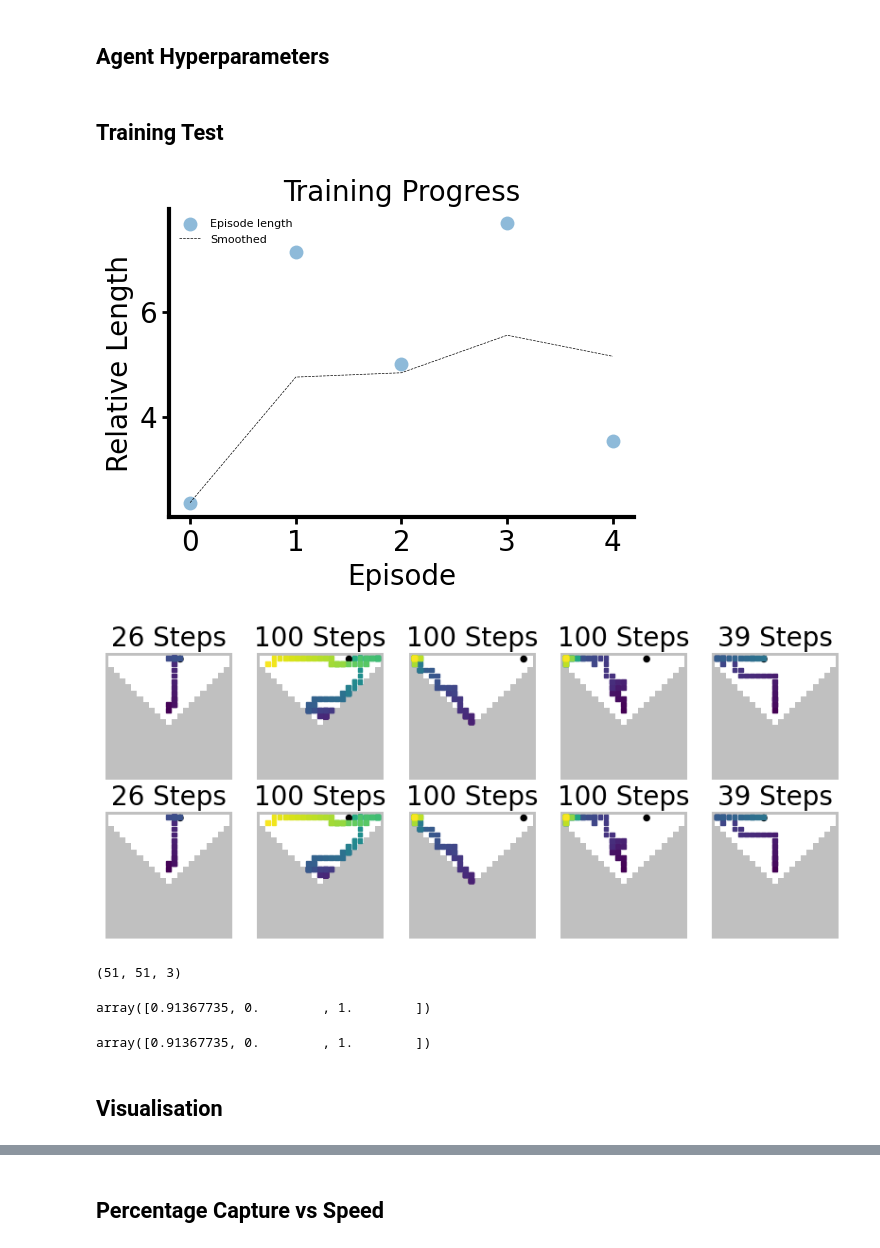
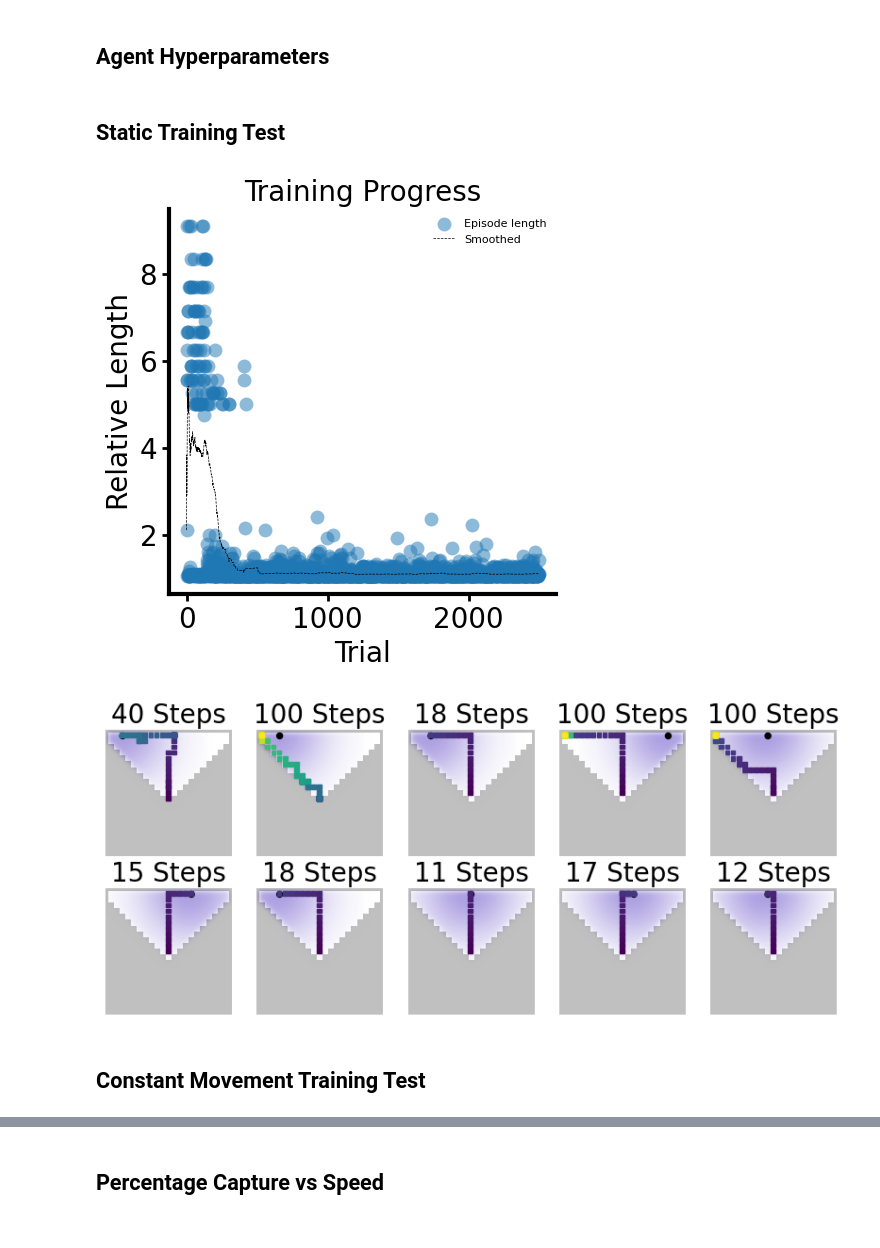
Before and after one commit to ghoshm/Multimodal_mazes, a Jupyter notebook: scripts/RL_linear_screen_prey.ipynb, the cells around one changed output, grey strips where cells are left out. Drawn from its saved outputs; the diff is of its cells as text; code cells hidden in the pictures.

Commit message:
'Additional plotting and animation functions'

```diff
--- a/scripts/RL_linear_screen_prey.ipynb
+++ b/scripts/RL_linear_screen_prey.ipynb
@@ -66,2 +20,18 @@ elif scenario == "Two Prey":
+# %%
+width=21
+height=21
+pk = 30
+pk_hw = pk // 2
+agent_location = np.array([1 + pk_hw + (height // 2), pk_hw + (width // 2)])
+n_prey = 1
+n_steps = 100
+n_trials = 100
+visible_steps = n_steps
+n_features = 6
+cost_per_step = -1
+cost_per_collision = -10
+alpha = 0.2
+epsilon = 0.2
+gamma = 0.9
 # %% [markdown]
-## Training Test
+## Static Training Test
@@ -68,23 +47,11 @@ elif scenario == "Two Prey":
 # %%
-agnt = multimodal_mazes.QLearnerAgent(pk_hw=(pk//2), location=None, channels=[1,1], actions=actions, sensor_noise_scale=noise, n_steps=n_steps, n_features=n_features, cost_per_step=cost_per_step, cost_per_collision=cost_per_collision, alpha=alpha, gamma=gamma, epsilon=epsilon)
+agnt = multimodal_mazes.QLearnerAgent(pk_hw=(pk//2), location=agent_location, channels=[1,1], actions=actions, sensor_noise_scale=noise, n_steps=n_steps, n_features=n_features, cost_per_step=cost_per_step, cost_per_collision=cost_per_collision, alpha=alpha, gamma=gamma, epsilon=epsilon)
 training_evaluator = multimodal_mazes.LinearPreyEvaluator(width=width, height=height, agnt=agnt, sensor_noise_scale=noise, n_prey=n_prey, pk=pk, n_steps=n_steps, scenario=scenario, case=case, motion=motion, visible_steps=visible_steps, multisensory=multisensory, pc=pc, pm=pm, pe=pe)
-training_evaluator.train_RL()
+training_evaluator.train_RL(training_trials=2500)
 # %%
-training_evaluator.training_plots()
+training_evaluator.training_plots(percentage_captured=False)
 # %% [output]
-[figure, old version]
+[figure, new version]
-[figure, old version]
+[figure, new version]
-# %%
-training_evaluator.training_trial.env[15, 25]
-# %% [output]
-(51, 51, 3)
-# %%
-training_evaluator.training_trial.env_log[1][15, 25]
-# %% [output]
-array([0.91367735, 0.        , 1.        ])
-# %%
-training_evaluator.training_trials[4]['env'][1][:, :, :][15, 25]
-# %% [output]
-array([0.91367735, 0.        , 1.        ])
-# %% [markdown]
-## Visualisation
+# %% [markdown]
+## Constant Movement Training Test
```
Also changed, not shown: parts of 9 cells of this notebook, 5 other files.
